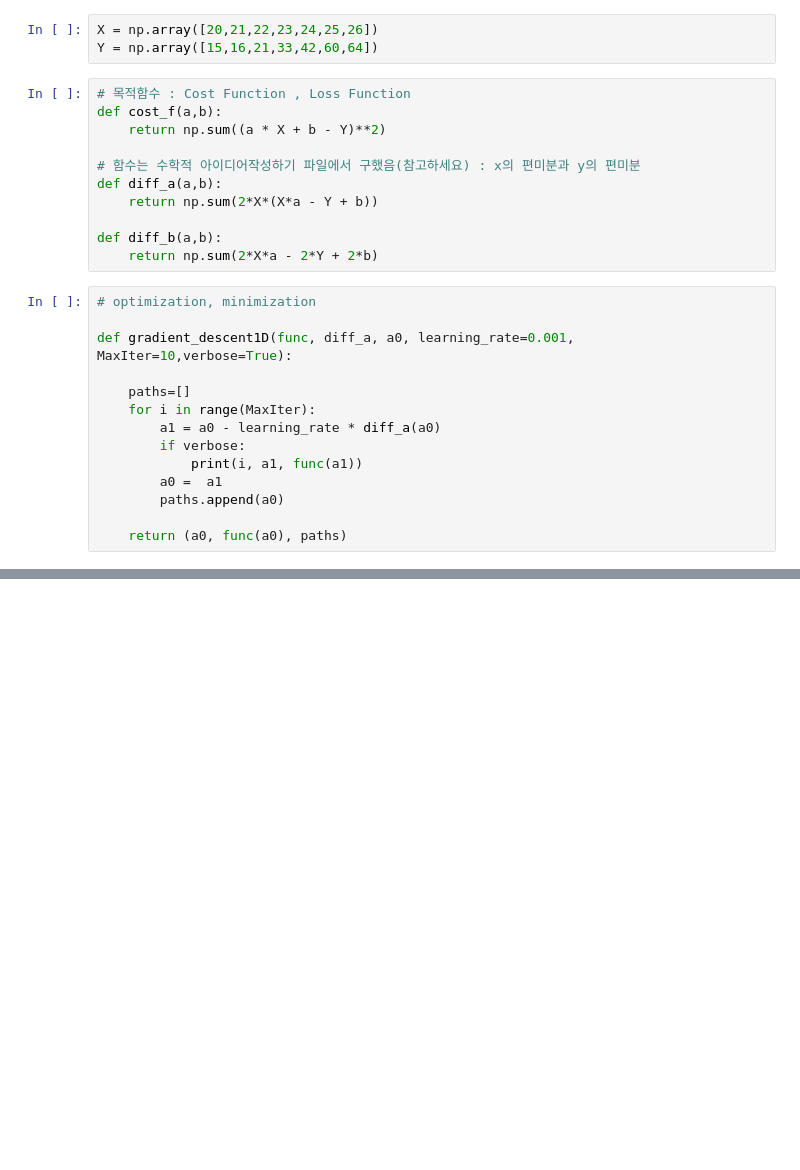
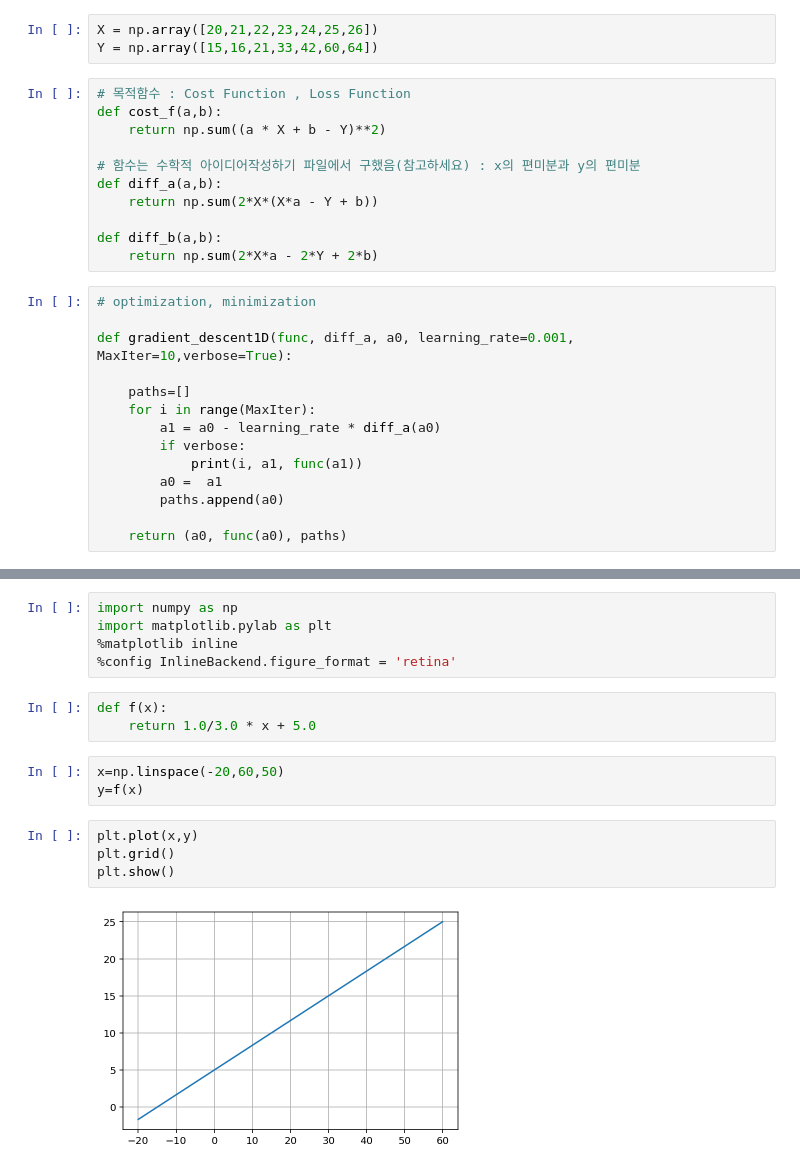
Before and after one commit to nice0001-angelo/DeepLearning, a Jupyter notebook: ezen_tensorflow/아이스크림 판매량 예측모델(Linear Regression).ipynb, the cells around one changed output, grey strips where cells are left out. Cells and saved outputs as stored; diff of their text form; blank space fills up the shorter version.

```diff
--- a/ezen_tensorflow/아이스크림 판매량 예측모델(Linear Regression).ipynb
+++ b/ezen_tensorflow/아이스크림 판매량 예측모델(Linear Regression).ipynb
@@ -74,0 +76,17 @@ plt.show()
+# %%
+import numpy as np
+import matplotlib.pylab as plt
+%matplotlib inline
+%config InlineBackend.figure_format = 'retina'
+# %%
+def f(x):
+    return 1.0/3.0 * x + 5.0
+# %%
+x=np.linspace(-20,60,50)
+y=f(x)
+# %%
+plt.plot(x,y)
+plt.grid()
+plt.show()
+# %% [output]
+[figure, added]
```
Also changed, not shown: parts of 9 cells of this notebook.
